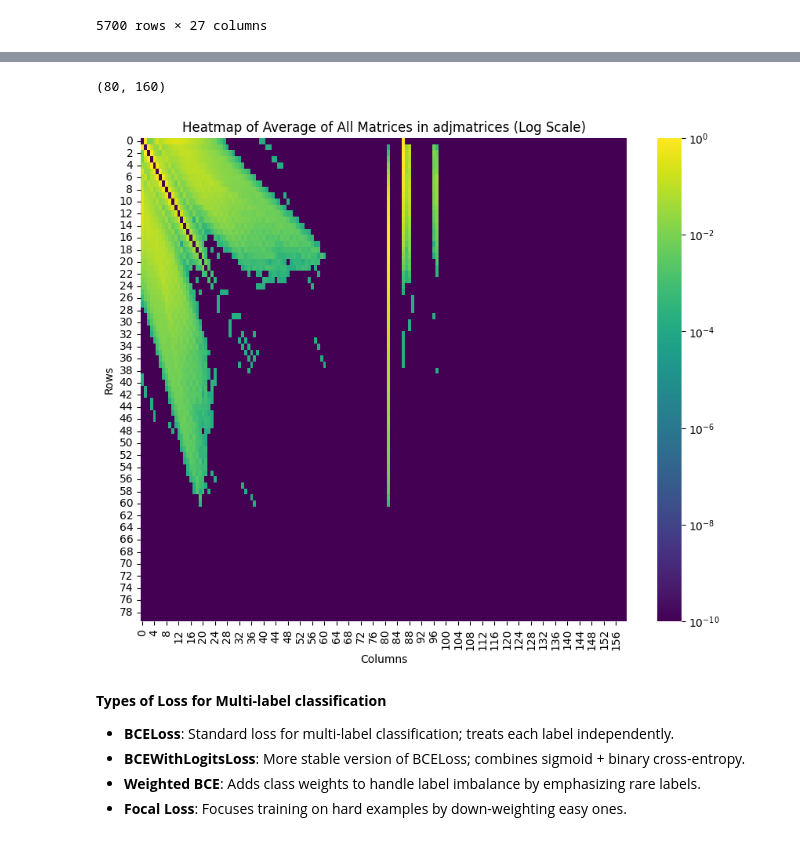
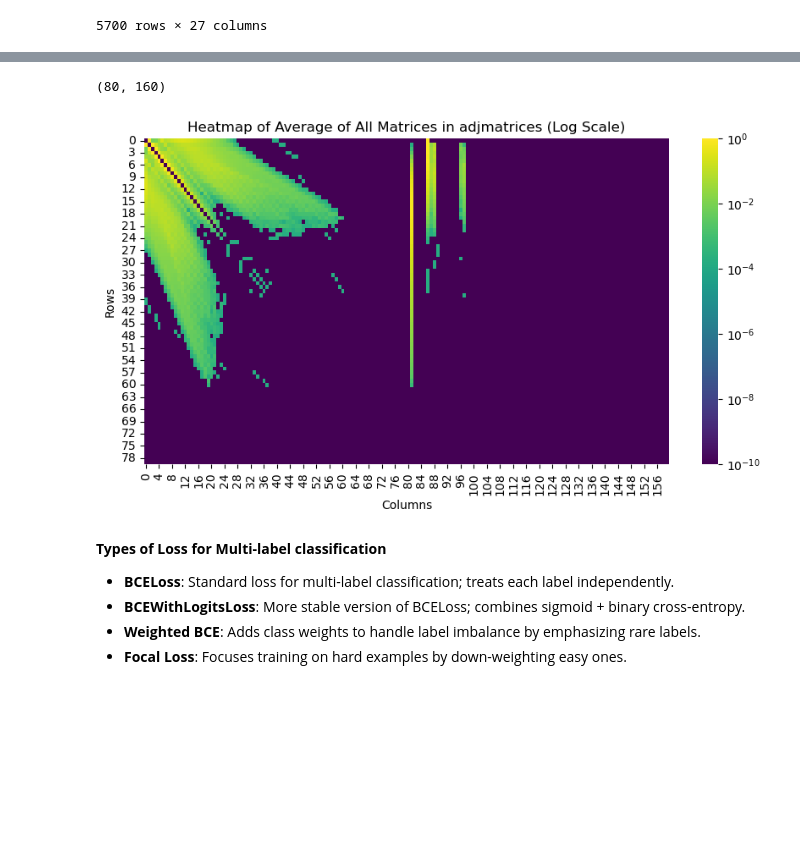
Before and after one commit to MizzouINDFUL/mizzou_atomistic_materials_analytics_sp2025, a Jupyter notebook: 03_FTIR_to_structure/02_NIST_IR_Carpentry_Baseline_v09.ipynb, the cells around one changed output, grey strips where cells are left out. Cells and saved outputs as stored; diff of their text form; code cells hidden in the pictures; blank space fills up the shorter version.

```diff
--- a/03_FTIR_to_structure/02_NIST_IR_Carpentry_Baseline_v09.ipynb
+++ b/03_FTIR_to_structure/02_NIST_IR_Carpentry_Baseline_v09.ipynb
@@ -474,32 +474,32 @@ df['Merged Adjacency Matrix'] = adjmatrices
 # %%
 import numpy as np
 import matplotlib.pyplot as plt
 import seaborn as sns
 from matplotlib.colors import LogNorm
 
 # Calculate the average matrix
 average_matrix = np.mean(adjmatrices, axis=0)
 print(average_matrix.shape)
 
 # Ensure all values are positive for the log scale
 average_matrix = np.clip(average_matrix, a_min=1e-10, a_max=None)
 
 # Plot the heatmap with a logarithmic color scale
-plt.figure(figsize=(10, 8))
+plt.figure(figsize=(10, 5))
 sns.heatmap(
     average_matrix,
     cmap='viridis',
     norm=LogNorm(),  # Apply logarithmic normalization
     cbar=True
 )
 
 plt.title('Heatmap of Average of All Matrices in adjmatrices (Log Scale)')
 plt.xlabel('Columns')
 plt.ylabel('Rows')
 plt.show()
 # %% [output]
 (80, 160)
-[figure, old version]
+[figure, new version]
 # %%
 import numpy as np
 import pandas as pd
```
Also changed, not shown: parts of 5 cells of this notebook.
